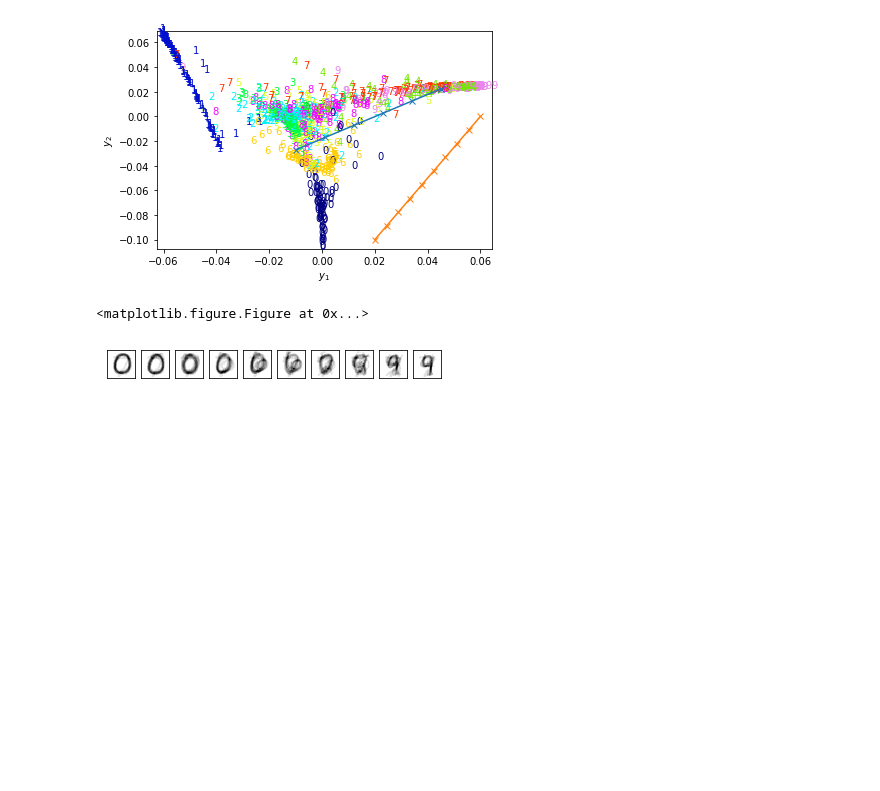
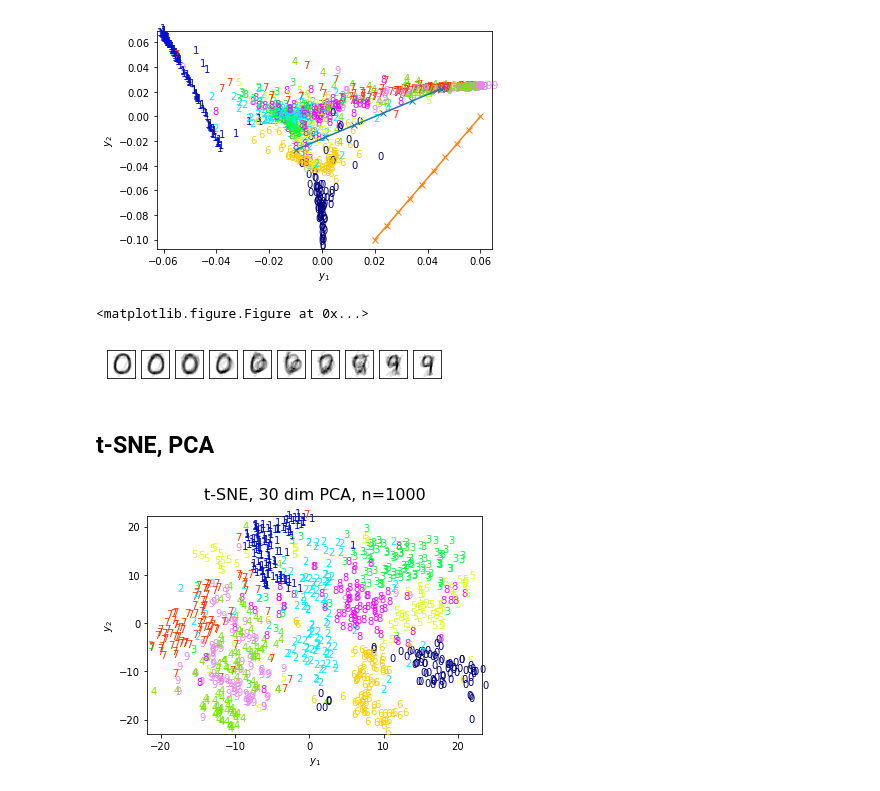
Before and after one commit to Keisarinn/SLT, a Jupyter notebook: lle.ipynb, the cells around one changed output. Drawn from its saved outputs; the diff is of its cells as text; code cells hidden in the pictures; blank space fills up the shorter version.

```diff
--- a/lle.ipynb
+++ b/lle.ipynb
@@ -627,3 +627,12 @@ calculating Y took 0.307118000001
 [figure]
 <matplotlib.figure.Figure at 0x...>
 [figure]
+# %% [markdown]
+## t-SNE, PCA
+# %%
+data = data_small
+labels = labels_small
+Y = sklearn.manifold.TSNE().fit_transform(data)
+ax = plot_mnist_2D(Y, labels, "t-SNE, 30 dim PCA, n=1000")
+# %% [output]
+[figure, added]
```
Also changed, not shown: parts of 1 cell of this notebook, 24 other files.
